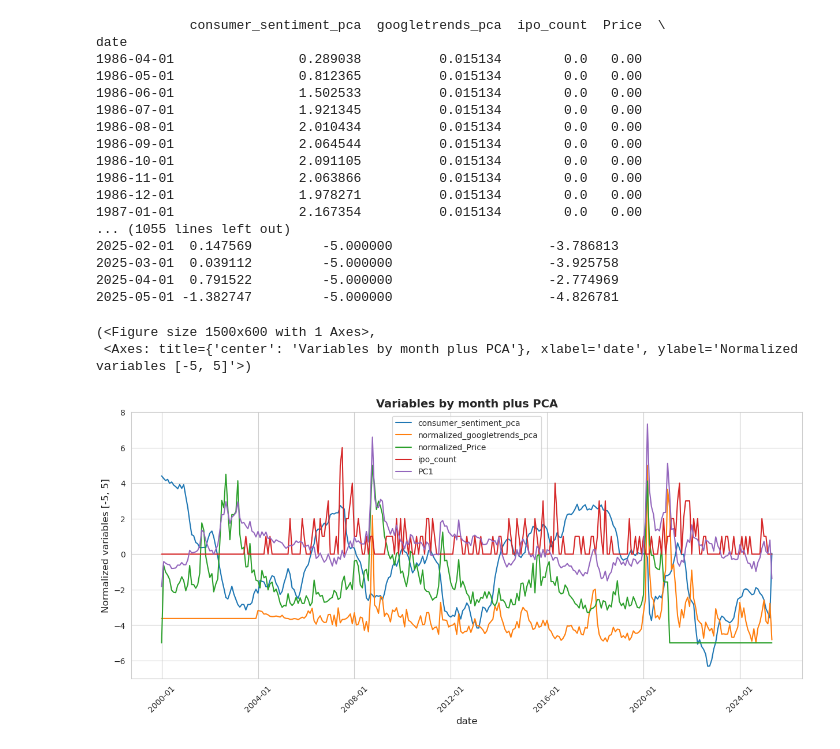
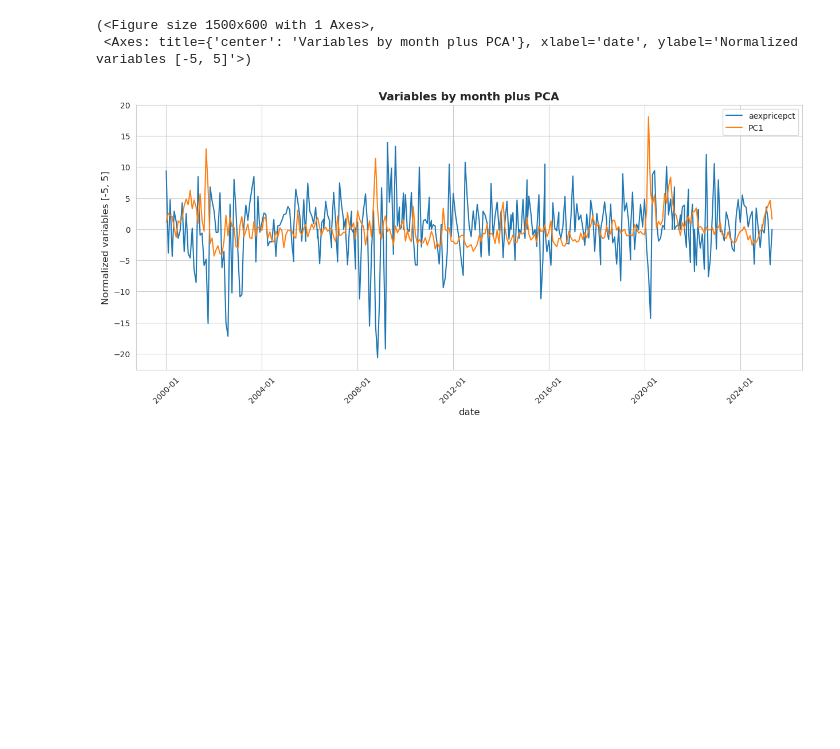
Before and after one commit to RensG2005/thesis, a Jupyter notebook: plotting.ipynb, the cells around one changed output. Cells and saved outputs as stored; diff of their text form; code cells hidden in the pictures; blank space fills up the shorter version.

```diff
--- a/plotting.ipynb
+++ b/plotting.ipynb
@@ -6,86 +6,84 @@ from sklearn.decomposition import PCA
 from sklearn.preprocessing import StandardScaler
 from sklearn.impute import SimpleImputer
 # %%
-
 cs_df = pd.read_csv('consumersentiment/consumer_sentiment_pca.csv')
 google_df= pd.read_csv('googletrends/googletrends_pca_output.csv')
 vaex_df= pd.read_csv('vaex/investing.comVAEXmonthly.csv')
 ipo_df= pd.read_csv('ipo/euronextIPOAms.csv')
+ed_df= pd.read_csv('debtequityissues/monthlyequitytodebtratio.csv')
+to_df = pd.read_csv('marketbasedindicators/turnover.csv')
+div_df = pd.read_csv('marketbasedindicators/dividendpremium.csv')
 
-for df in [cs_df, google_df, vaex_df, ipo_df]:
+
+aexprice_df = pd.read_csv('aex_maandelijks.csv')
+
+for df in [cs_df, google_df, vaex_df, ipo_df, ed_df, to_df, aexprice_df, div_df]:
     df['date'] = pd.to_datetime(df['date'])
 
-vaex_df['date'] = pd.to_datetime(vaex_df['date'], format='%m/%d/%Y')
+# vaex_df['date'] = pd.to_datetime(vaex_df['date'], format='%m/%d/%Y')
 
 ipo_df = ipo_df[["ipo_count", "date"]]
 
 merged_df = pd.merge(cs_df, google_df, on='date', how='outer')
 merged_df = pd.merge(merged_df, ipo_df, on='date', how='outer')
+merged_df = pd.merge(merged_df, vaex_df, on='date', how='outer')
+merged_df = pd.merge(merged_df, ed_df, on='date', how='outer')
+merged_df = pd.merge(merged_df, to_df, on='date', how='outer')
+merged_df = pd.merge(merged_df, div_df, on='date', how='outer')
 
-merged_df = pd.merge(merged_df, vaex_df, on='date', how='outer')
-
+merged_df = pd.merge(merged_df, aexprice_df, on='date', how='outer')
 merged_df.set_index('date', inplace=True)
 
-merged_df = merged_df.drop(columns=['Change', 'Open', 'High', 'Low'])
+merged_df = merged_df.drop(columns=['Change', 'Open', 'High', 'Low', 'Debt', 'Equity', 'Unknown', 'total_shares', 'Unnamed: 0'])
 
 count_col = merged_df['ipo_count']
-price_col = merged_df["Price"]
+price_col = merged_df["vaex_price"]
 
+columns_to_plot = ["Dividend Premium", "detrended_turnover", "Equity-to-Debt Ratio", "ipo_count", "googletrends_pca", "consumer_sentiment_pca"]
 
 imputer = SimpleImputer(strategy='mean')
-cols_to_impute = merged_df.columns.difference(['ipo_count', 'Price'])
+cols_to_impute = merged_df.columns.difference(['ipo_count'])
 merged_df[cols_to_impute] = imputer.fit_transform(merged_df[cols_to_impute])
 
 merged_df['ipo_count'] = count_col.fillna(0)
-merged_df['Price'] = price_col.fillna(0)
 
 scaler = StandardScaler()
+merged_df[[f"{col}_norm" for col in columns_to_plot]] = scaler.fit_transform(merged_df[columns_to_plot])
 X_scaled = scaler.fit_transform(merged_df)
-
-# print(X_scaled[:200])
 
 pca = PCA(n_components=1)
 first_pc = pca.fit_transform(X_scaled)
 
 df_pc1 = pd.DataFrame(first_pc, columns=['PC1'])
 
 df_pc1.index = merged_df.index
 merged_df['PC1'] = df_pc1['PC1']
 
-merged_df = normalize(merged_df, 'Price')
-merged_df = normalize(merged_df, 'googletrends_pca')
+# merged_df = normalize(merged_df, 'vaex_price')
+# merged_df = normalize(merged_df, 'googletrends_pca')
+# merged_df = normalize(merged_df, 'aexprice')
 
-print(merged_df)
+merged_df['aexpricepct'] = merged_df['aexprice'].pct_change() * 100
+# print(merged_df)
 
 merged_df = merged_df[merged_df.index >= pd.to_datetime('2000-01-01')]
+merged_df.to_stata("final_df_plot.dta")
 
 plot_line_graph(
             df=merged_df.reset_index(),
             x_column='date',
-            y_column=['consumer_sentiment_pca', 'normalized_googletrends_pca', 'normalized_Price','ipo_count','PC1'],
+            # y_column=['consumer_sentiment_pca', 'normalized_googletrends_pca', 'aexprice','ipo_count','PC1', "Equity-to-Debt Ratio", 'detrended_turnover'],
+            # y_column=['normalized_vaex_price'],
+            # y_column=['detrended_turnover'],
+            #  y_column=[f"{col}_norm" for col in columns_to_plot],
+            # y_column=["Equity-to-Debt Ratio"],
+            y_column=["aexpricepct","PC1"],
             title='Variables by month plus PCA',
             xlabel='date',
             ylabel='Normalized variables [-5, 5]',
             grid=True
 )
 # %% [output]
-            consumer_sentiment_pca  googletrends_pca  ipo_count  Price  \
-date
-1986-04-01                0.289038          0.015134        0.0   0.00
-1986-05-01                0.812365          0.015134        0.0   0.00
-1986-06-01                1.502533          0.015134        0.0   0.00
-1986-07-01                1.921345          0.015134        0.0   0.00
-1986-08-01                2.010434          0.015134        0.0   0.00
-1986-09-01                2.064544          0.015134        0.0   0.00
-1986-10-01                2.091105          0.015134        0.0   0.00
-1986-11-01                2.063866          0.015134        0.0   0.00
-1986-12-01                1.978271          0.015134        0.0   0.00
-1987-01-01                2.167354          0.015134        0.0   0.00
-... (1055 lines left out)
-2025-02-01  0.147569         -5.000000                    -3.786813
-2025-03-01  0.039112         -5.000000                    -3.925758
-2025-04-01  0.791522         -5.000000                    -2.774969
-2025-05-01 -1.382747         -5.000000                    -4.826781
+(<Figure size 1500x600 with 1 Axes>,
+ <Axes: title={'center': 'Variables by month plus PCA'}, xlabel='date', ylabel='Normalized variables [-5, 5]'>)
-(<Figure size 1500x600 with 1 Axes>,
- <Axes: title={'center': 'Variables by month plus PCA'}, xlabel='date', ylabel='Normalized variables [-5, 5]'>)
-[figure, old version]
+[figure, new version]
```
Also changed, not shown: 29 other files.
